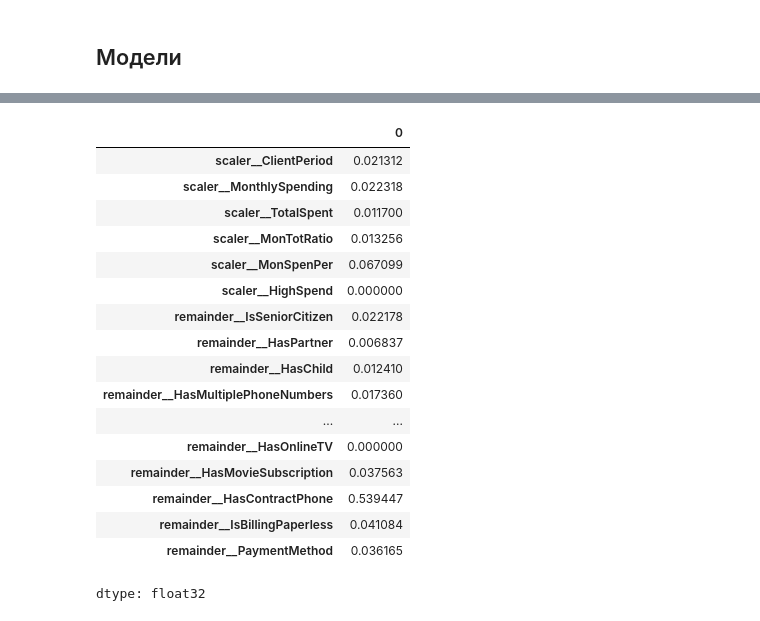
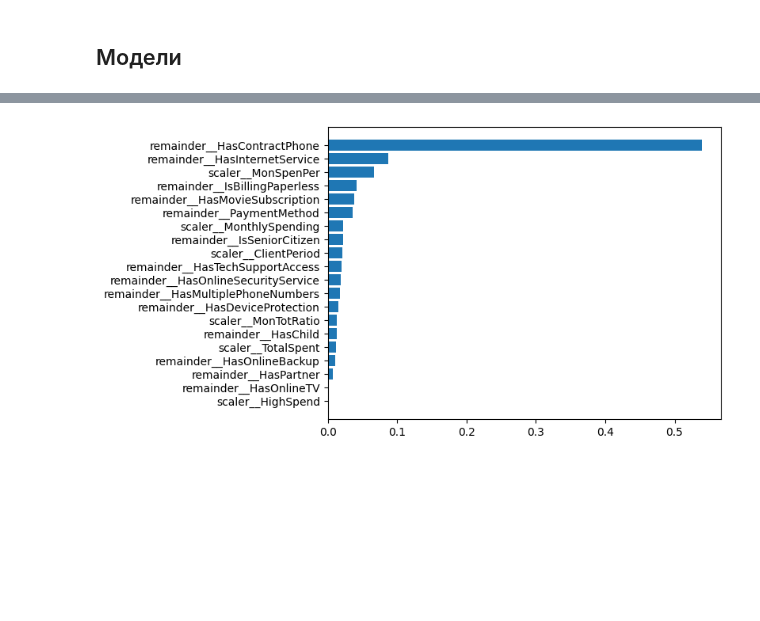
Before and after one commit to bursinigor-MT/ML-Portfolio, a Jupyter notebook: churn_predict/churn_analysis.ipynb, the cells around one changed output, grey strips where cells are left out. Cells and saved outputs as stored; diff of their text form; code cells hidden in the pictures; blank space fills up the shorter version.

```diff
--- a/churn_predict/churn_analysis.ipynb
+++ b/churn_predict/churn_analysis.ipynb
@@ -348,22 +347,14 @@ dtype: float64
+# %%
+def plot_score(scores):
+  scores = scores.sort_values()
+  width = np.arange(len(scores))
+  ticks = list(scores.index)
+
+  plt.barh(width, scores)
+  plt.yticks(width, ticks)
+  plt.show()
 # %%
 fi = pd.Series(xgb.feature_importances_, index=train.columns)
-fi
+plot_score(fi)
 # %% [output]
-|  | 0 |
-| scaler__ClientPeriod | 0.021312 |
-| scaler__MonthlySpending | 0.022318 |
-| scaler__TotalSpent | 0.011700 |
-| scaler__MonTotRatio | 0.013256 |
-| scaler__MonSpenPer | 0.067099 |
-| scaler__HighSpend | 0.000000 |
-| remainder__IsSeniorCitizen | 0.022178 |
-| remainder__HasPartner | 0.006837 |
-| remainder__HasChild | 0.012410 |
-| remainder__HasMultiplePhoneNumbers | 0.017360 |
-| ... | ... |
-| remainder__HasOnlineTV | 0.000000 |
-| remainder__HasMovieSubscription | 0.037563 |
-| remainder__HasContractPhone | 0.539447 |
-| remainder__IsBillingPaperless | 0.041084 |
-| remainder__PaymentMethod | 0.036165 |
-dtype: float32
+[figure, added]
```
Also changed, not shown: parts of 8 cells of this notebook.
